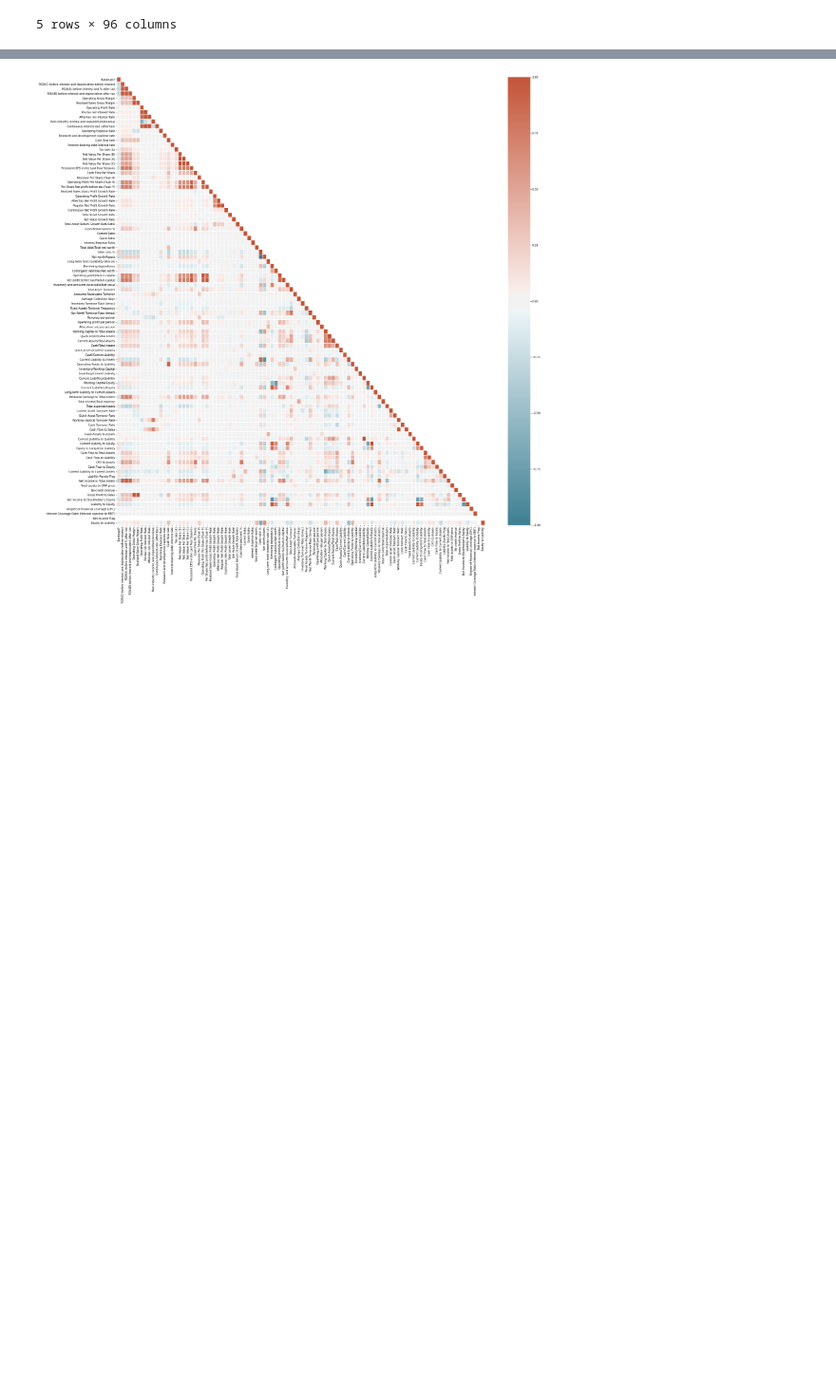
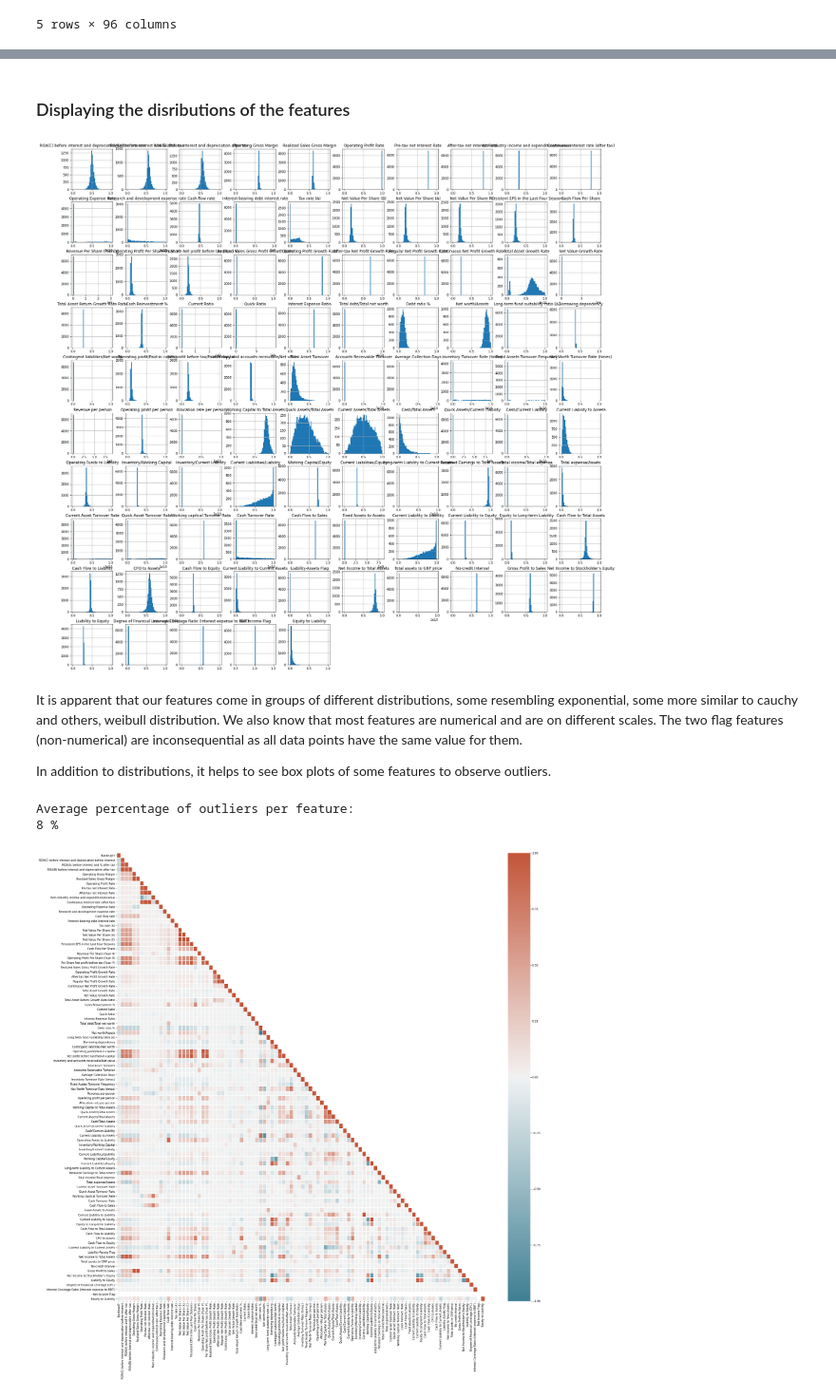
Before and after one commit to Ertugrulmert/Company-Bankruptcy-Estimation, a Jupyter notebook: Exploratory_Data_Analysis.ipynb, the cells around one changed output, grey strips where cells are left out. Shown at 95% size. Cells and saved outputs as stored; diff of their text form; code cells hidden in the pictures; blank space fills up the shorter version.

```diff
--- a/Exploratory_Data_Analysis.ipynb
+++ b/Exploratory_Data_Analysis.ipynb
@@ -9,2 +22,3 @@ from sklearn.preprocessing import scale
 # %%
-df = pd.read_csv("data.csv")
+
+df = pd.read_csv("/content/drive/MyDrive/Data Projects/data.csv")
@@ -41,3 +90,30 @@ Index(['Bankrupt?', ' ROA(C) before interest and depreciation before interest',
+# %% [markdown]
+
+### Displaying the disributions of the features
+# %%
+Y = df['Bankrupt?']
+X = df.drop('Bankrupt?', axis=1)
+
+X.hist(figsize = (30,30),bins = 50)
+plt.show()
+# %% [output]
+[figure, added]
+# %% [markdown]
+It is apparent that our features come in groups of different distributions, some resembling exponential, some more similar to cauchy and others, weibull distribution. We also know that most features are numerical and are on different scales. The two flag features (non-numerical) are inconsequential as all data points have the same value for them.
+
+In addition to distributions, it helps to see box plots of some features to observe outliers.
+# %%
+# detecting outliers based on inter-quartile range
+
+Q1=df.quantile(0.25)
+Q3=df.quantile(0.75)
+IQR=Q3-Q1
+df_outliers=( (df<(Q1-1.5*IQR)) | (df>(Q3+1.5*IQR)) ).sum() / df.shape[0] * 100
+print("Average percentage of outliers per feature:")
+print( round(df_outliers.mean()), "%")
+# %% [output]
+Average percentage of outliers per feature:
+8 %
 # %%
 corr_mat = df.corr()
 #lower trainglular part of the correlation matrix
```
Also changed, not shown: parts of 31 cells of this notebook.
